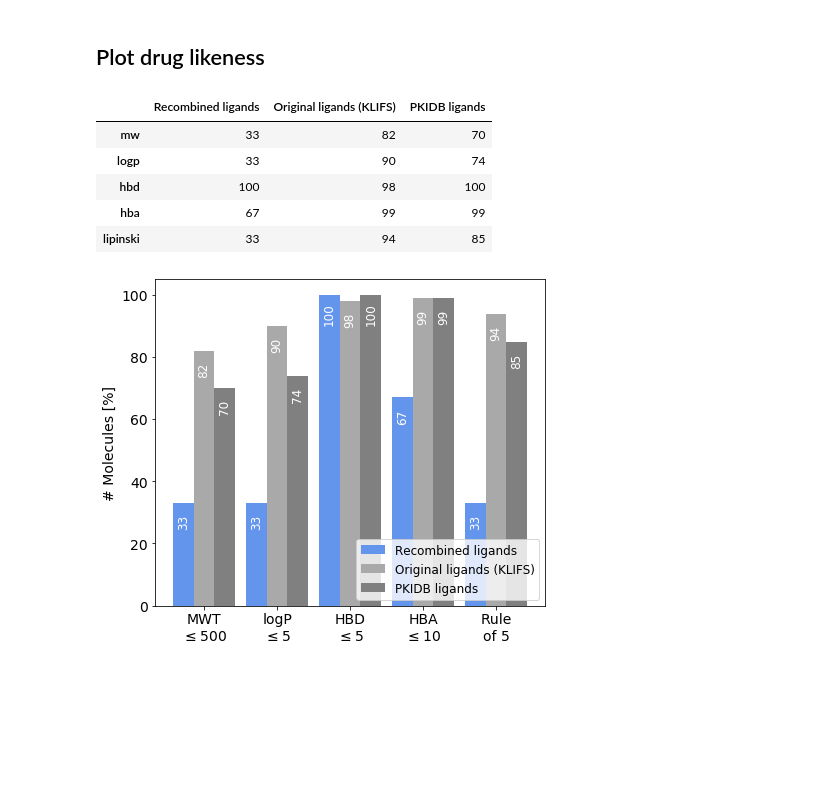
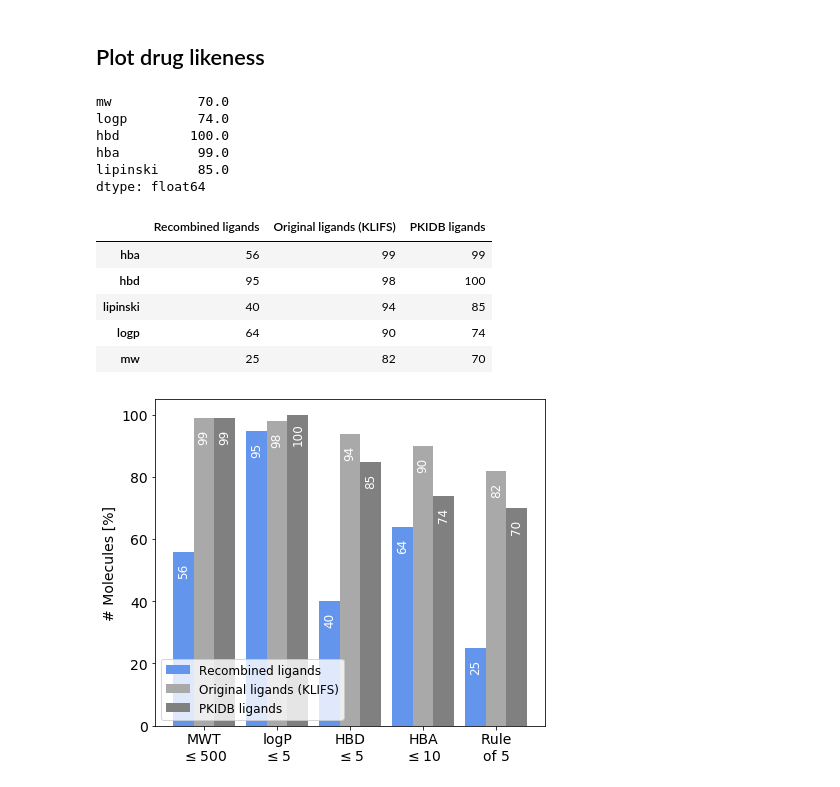
Before and after one commit to volkamerlab/KinaseFocusedFragmentLibrary, a Jupyter notebook: kinase_focused_fragment_library/analysis/ligand_analysis/drug_likeness.ipynb, the cells around one changed output. Drawn from its saved outputs; the diff is of its cells as text; code cells hidden in the pictures; blank space fills up the shorter version.

Commit message:
Add drug likeness for deduplicated recomb. lib.

```diff
--- a/kinase_focused_fragment_library/analysis/ligand_analysis/drug_likeness.ipynb
+++ b/kinase_focused_fragment_library/analysis/ligand_analysis/drug_likeness.ipynb
@@ -33,7 +28,7 @@ from pickle_loader import pickle_loader
 # %%
 url = 'https://raw.githubusercontent.com/dominiquesydow/pkidb_klifs/master/results/pkidb_20200218.csv'
 # %%
-PROJECT_PATH = Path('/home/dominique/Documents/Projects/KinaseFocusedFragmentLibraryData')
+PROJECT_PATH = Path('../../../..') / 'KinaseFocusedFragmentLibraryData'
 
 combinatorial_path = PROJECT_PATH / 'CombinatorialLibrary' / 'combinatorial_library.pickle'
 cominatorial_unique_index_path = PROJECT_PATH / 'CombinatorialLibrary' / 'unique_molecule_ids.txt'
@@ -78,4 +73,4 @@ for index, row in kinase_structure_pairs.iterrows():
 # %% [markdown]
 ### Recombined ligands
 # %%
-cominatorial_unique_index_path = PROJECT_PATH / 'CombinatorialLibrary' / 'unique_molecule_ids.txt'
+combinatorial_unique_index_path = PROJECT_PATH / 'CombinatorialLibrary' / 'unique_molecule_ids.txt'
@@ -97,3 +77,6 @@ recombined_ligands_properties = kffl.analysis.ligand_analysis.util.load_combinat
+# %%
+# Takes up to a minute to load (about 16M entries)
+combinatorial_unique_index = np.genfromtxt(combinatorial_unique_index_path, dtype=int, delimiter='/n')
 # %% [markdown]
 ## Get drug-likeness
 # %% [markdown]
@@ -177,0 +96,3 @@ drug_likeness_recomb = kffl.analysis.ligand_analysis.util.drug_likeness_from_com
+# %%
+drug_likeness_recomb = kffl.analysis.ligand_analysis.util.drug_likeness_from_pickle(combinatorial_path, combinatorial_unique_index)
+drug_likeness_recomb
@@ -178,6 +123,16 @@ drug_likeness_recomb = kffl.analysis.ligand_analysis.util.drug_likeness_from_com
 # %% [markdown]
 ## Plot drug likeness
+# %%
+drug_likeness_pkidb
+# %% [output]
+mw           70.0
+logp         74.0
+hbd         100.0
+hba          99.0
+lipinski     85.0
+dtype: float64
 # %%
+# Collect data in one DataFrame
 bar_data = pd.DataFrame(
     {
         'Recombined ligands': drug_likeness_recomb,
@@ -189,43 +144,43 @@ bar_data = bar_data.astype('int32')
 bar_data
 # %% [output]
 |  | Recombined ligands | Original ligands (KLIFS) | PKIDB ligands |
-| mw | 33 | 82 | 70 |
-| logp | 33 | 90 | 74 |
-| hbd | 100 | 98 | 100 |
-| hba | 67 | 99 | 99 |
-| lipinski | 33 | 94 | 85 |
+| hba | 56 | 99 | 99 |
+| hbd | 95 | 98 | 100 |
+| lipinski | 40 | 94 | 85 |
+| logp | 64 | 90 | 74 |
+| mw | 25 | 82 | 70 |
 # %%
 # Plot data
 ax = bar_data.plot(
     kind='bar',
     width=0.85,
     rot=0,
     figsize=(7, 6),
     color=['cornflowerblue', 'darkgrey', 'grey']
 )
 
 # Edit labels for y axis and x/y ticks
 plt.ylabel('# Molecules [%]', fontsize=14)
 plt.xticks(range(5), ['MWT\n'+r'$\leq 500$', 'logP\n'+r'$\leq 5$', 'HBD\n'+r'$\leq 5$', 'HBA\n'+r'$\leq 10$', 'Rule\nof 5'], fontsize=14)
 plt.yticks(fontsize=14)
-plt.legend(fontsize=12, loc='lower right')
+plt.legend(fontsize=12, loc='lower left')
 #plt.ylim([120, 1])
 
 # Add percentages to bars
 bars = ax.patches
 bar_labels = bar_data.transpose().values.flatten()
 for bar, label in zip(bars, bar_labels):
 
     plt.text(
         bar.get_x() + bar.get_width() / 2,
         bar.get_height() - 6,
         label,
         ha='center',
         va='center',
         fontsize=12,
         color='white',
         rotation=90
     )
 # %% [output]
-[figure, old version]
+[figure, new version]
 # %%
```
Also changed, not shown: parts of 10 cells of this notebook, 1 other file.
